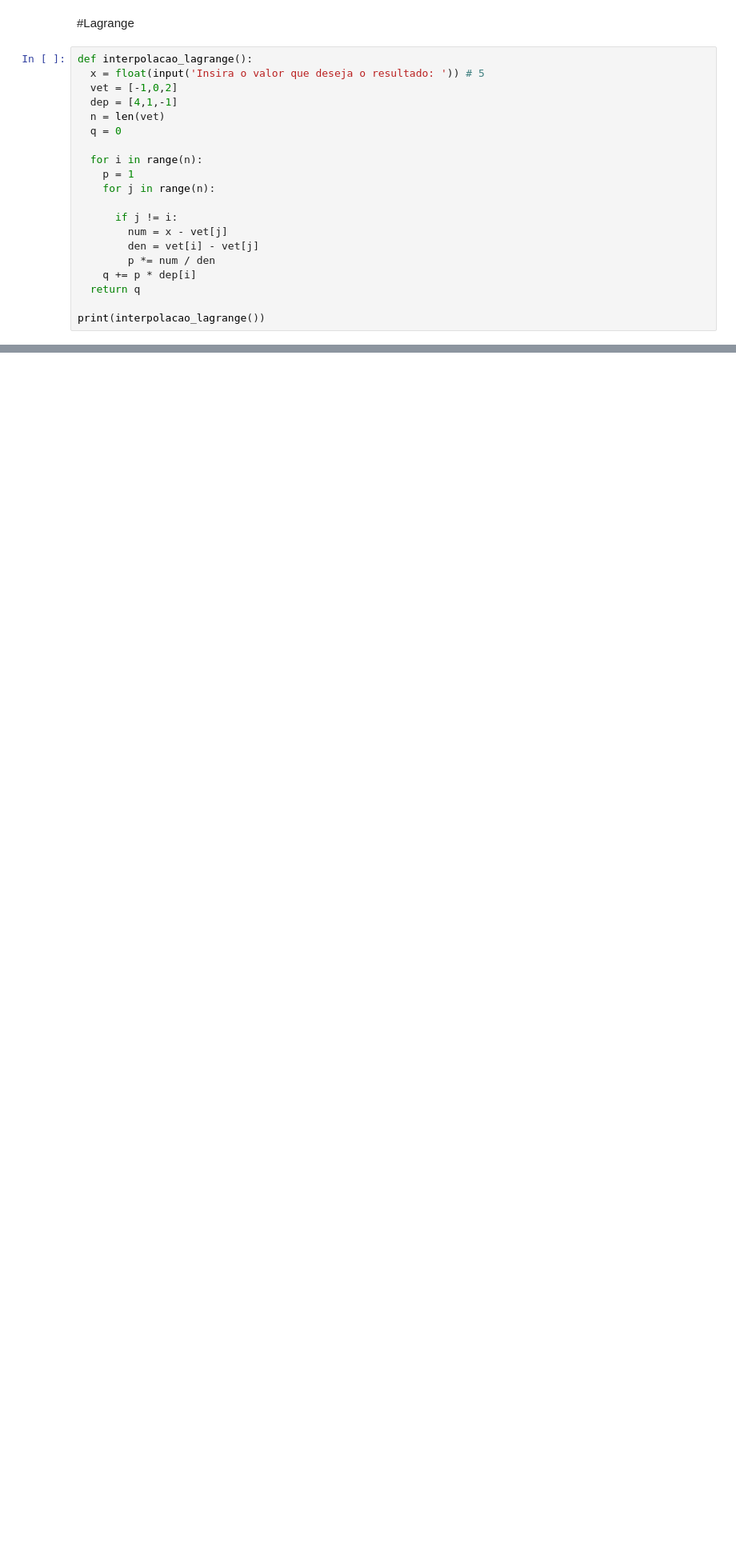
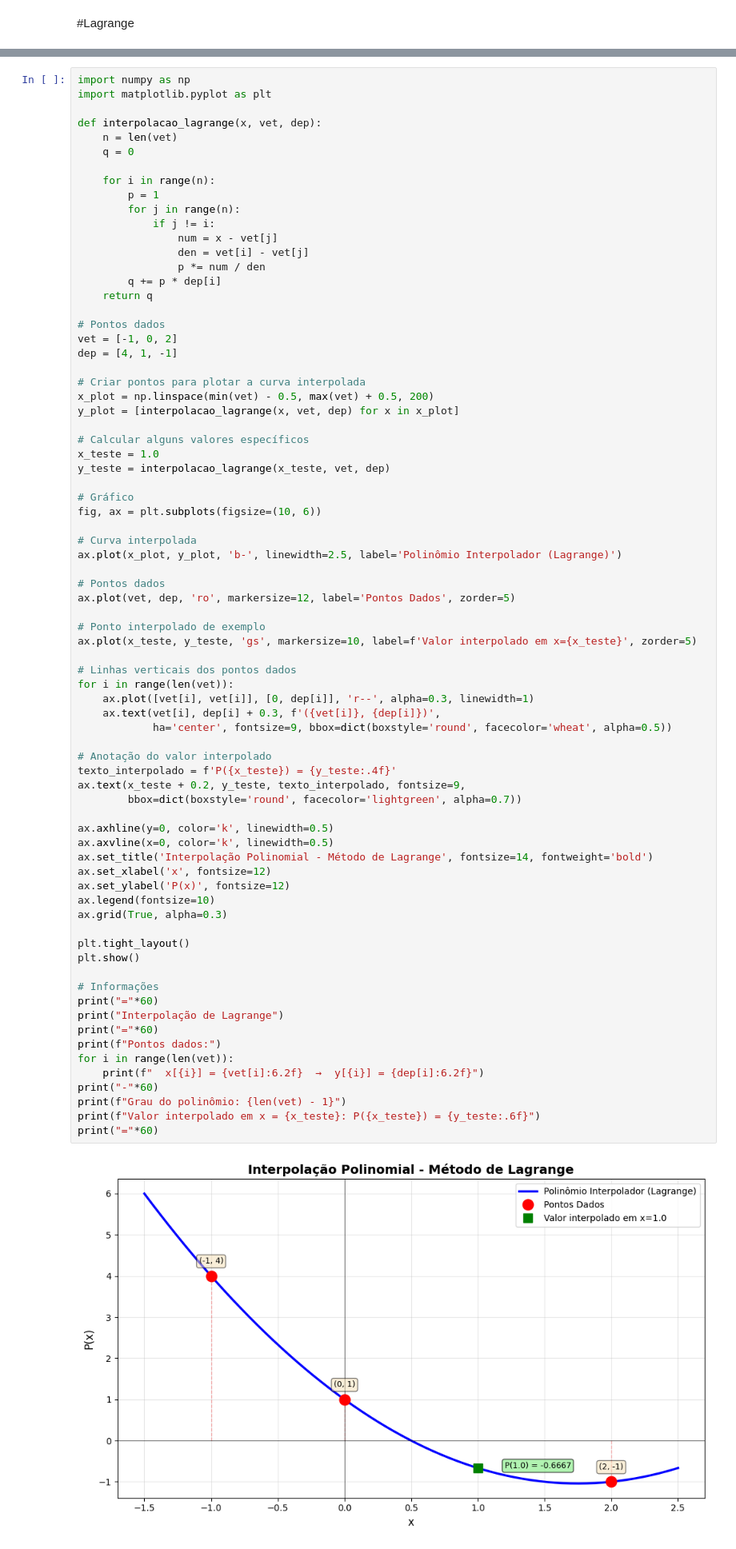
Before and after one commit to JoaoAccioly-br/Python-Metodos_Matematicos, a Jupyter notebook: Trabalhos_Atividades/Trabalho soma + interpolação/Interpolação (1).ipynb, the cells around one changed output, grey strips where cells are left out. Shown at 80% size. Cells and saved outputs as stored; diff of their text form; blank space fills up the shorter version.

Commit message:
colocando gráficos em um arquivo separado

```diff
--- a/Trabalhos_Atividades/Trabalho soma + interpolação/Interpolação (1).ipynb
+++ b/Trabalhos_Atividades/Trabalho soma + interpolação/Interpolação (1).ipynb
@@ -23,23 +23,3 @@ def interpolacao_spline():
 # Lagrange e newton para dia 10/11
 # %% [markdown]
 #Lagrange
-# %%
-def interpolacao_lagrange():
-  x = float(input('Insira o valor que deseja o resultado: ')) # 5
-  vet = [-1,0,2]
-  dep = [4,1,-1]
-  n = len(vet)
-  q = 0
-
-  for i in range(n):
-    p = 1
-    for j in range(n):
-
-      if j != i:
-        num = x - vet[j]
-        den = vet[i] - vet[j]
-        p *= num / den
-    q += p * dep[i]
-  return q
-
-print(interpolacao_lagrange())
@@ -47,0 +26,77 @@ print(interpolacao_lagrange())
+# %%
+import numpy as np
+import matplotlib.pyplot as plt
+
+def interpolacao_lagrange(x, vet, dep):
+    n = len(vet)
+    q = 0
+
+    for i in range(n):
+        p = 1
+        for j in range(n):
+            if j != i:
+                num = x - vet[j]
+                den = vet[i] - vet[j]
+                p *= num / den
+        q += p * dep[i]
+    return q
+
+# Pontos dados
+vet = [-1, 0, 2]
+dep = [4, 1, -1]
+
+# Criar pontos para plotar a curva interpolada
+x_plot = np.linspace(min(vet) - 0.5, max(vet) + 0.5, 200)
+y_plot = [interpolacao_lagrange(x, vet, dep) for x in x_plot]
+
+# Calcular alguns valores específicos
+x_teste = 1.0
+y_teste = interpolacao_lagrange(x_teste, vet, dep)
+
+# Gráfico
+fig, ax = plt.subplots(figsize=(10, 6))
+
+# Curva interpolada
+ax.plot(x_plot, y_plot, 'b-', linewidth=2.5, label='Polinômio Interpolador (Lagrange)')
+
+# Pontos dados
+ax.plot(vet, dep, 'ro', markersize=12, label='Pontos Dados', zorder=5)
+
+# Ponto interpolado de exemplo
+ax.plot(x_teste, y_teste, 'gs', markersize=10, label=f'Valor interpolado em x={x_teste}', zorder=5)
+
+# Linhas verticais dos pontos dados
+for i in range(len(vet)):
+    ax.plot([vet[i], vet[i]], [0, dep[i]], 'r--', alpha=0.3, linewidth=1)
+    ax.text(vet[i], dep[i] + 0.3, f'({vet[i]}, {dep[i]})',
+            ha='center', fontsize=9, bbox=dict(boxstyle='round', facecolor='wheat', alpha=0.5))
+
+# Anotação do valor interpolado
+texto_interpolado = f'P({x_teste}) = {y_teste:.4f}'
+ax.text(x_teste + 0.2, y_teste, texto_interpolado, fontsize=9,
+        bbox=dict(boxstyle='round', facecolor='lightgreen', alpha=0.7))
+
+ax.axhline(y=0, color='k', linewidth=0.5)
+ax.axvline(x=0, color='k', linewidth=0.5)
+ax.set_title('Interpolação Polinomial - Método de Lagrange', fontsize=14, fontweight='bold')
+ax.set_xlabel('x', fontsize=12)
+ax.set_ylabel('P(x)', fontsize=12)
+ax.legend(fontsize=10)
+ax.grid(True, alpha=0.3)
+
+plt.tight_layout()
+plt.show()
+
+# Informações
+print("="*60)
+print("Interpolação de Lagrange")
+print("="*60)
+print(f"Pontos dados:")
+for i in range(len(vet)):
+    print(f"  x[{i}] = {vet[i]:6.2f}  →  y[{i}] = {dep[i]:6.2f}")
+print("-"*60)
+print(f"Grau do polinômio: {len(vet) - 1}")
+print(f"Valor interpolado em x = {x_teste}: P({x_teste}) = {y_teste:.6f}")
+print("="*60)
+# %% [output]
+[figure, added]
```
Also changed, not shown: parts of 25 cells of this notebook.
